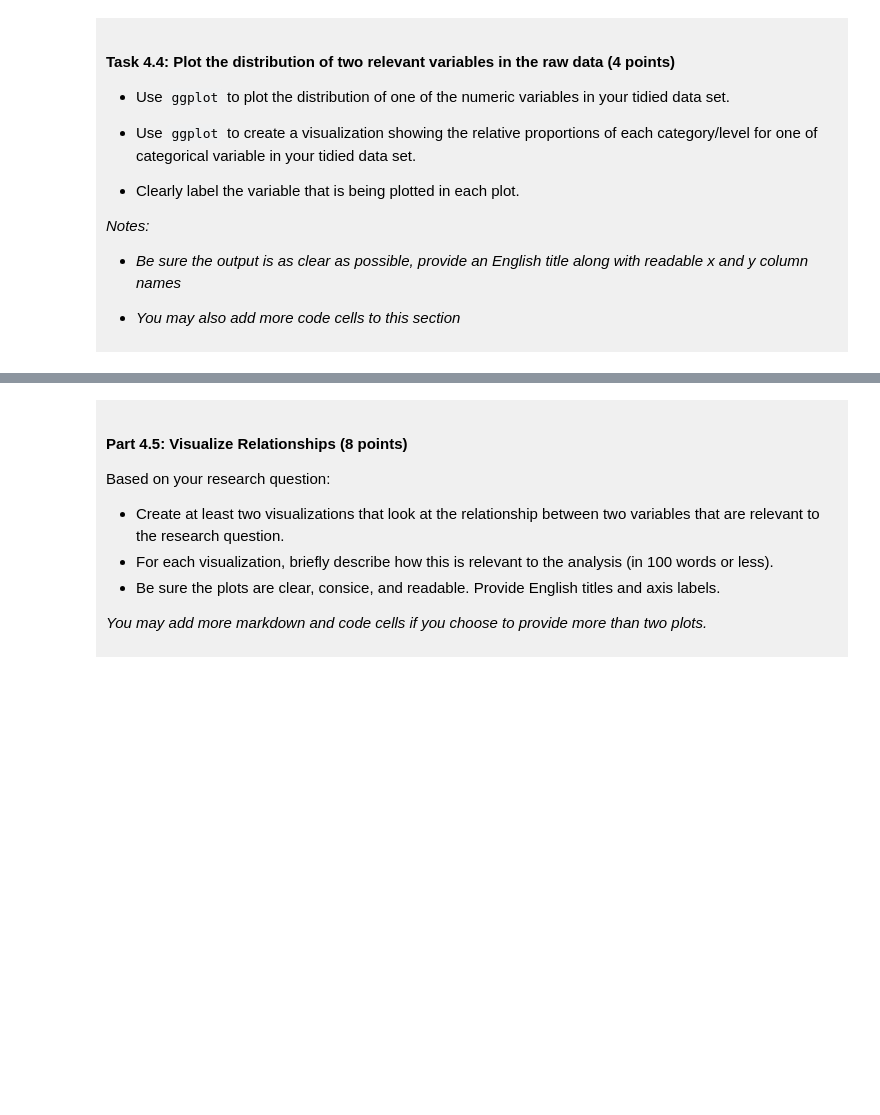
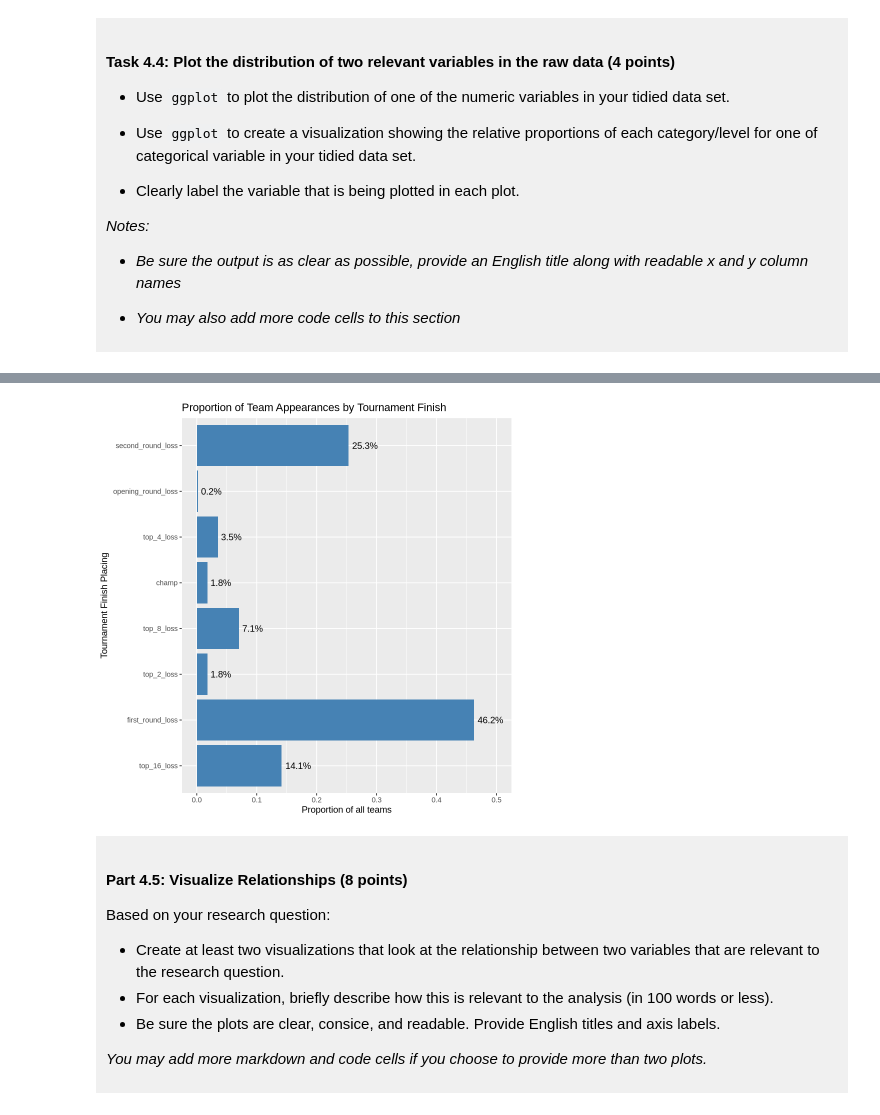
Before and after one commit to jinyichen616-lab/dsci-100-project-Yichen-Jin, a Jupyter notebook: dsci-100-project-notebook.ipynb, the cells around one changed output, grey strips where cells are left out. Drawn from its saved outputs; the diff is of its cells as text; code cells hidden in the pictures; blank space fills up the shorter version.

```diff
--- a/dsci-100-project-notebook.ipynb
+++ b/dsci-100-project-notebook.ipynb
@@ -306,5 +375,18 @@ You will refine your research question (if needed) and produce a tidy data set.
 # %%
-### EDIT THIS CODE CELL FOR PLOT 2 ###
+finish_proportions <- womens_tidy |>
+    count(tourney_finish) |>
+    mutate(proportion = n / sum(n))
+
+finish_distribution <- ggplot(finish_proportions, aes(x = tourney_finish, y = proportion)) +
+geom_col(fill = "steelblue") +
+geom_text(aes(label = scales::percent(proportion)), hjust = -0.15) +
+ylim(0, 0.5) +
+coord_flip() +
+labs(title = "Proportion of Team Appearances by Tournament Finish", x = "Tournament Finish Placing", y = "Proportion of all teams")
+
+finish_distribution
+# %% [output]
+[figure, added]
 # %% [markdown]
 <div style="background-color: #f0f0f0; padding: 10px;">
 
```
Also changed, not shown: parts of 9 cells of this notebook.
